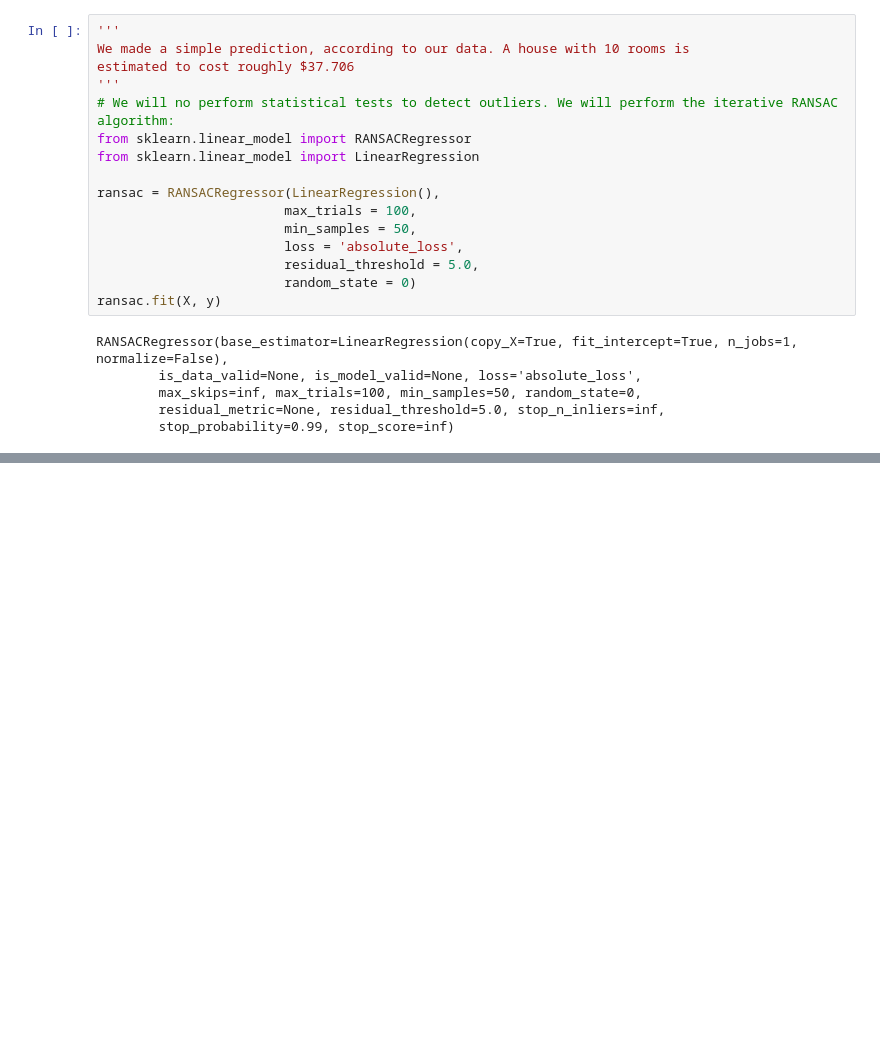
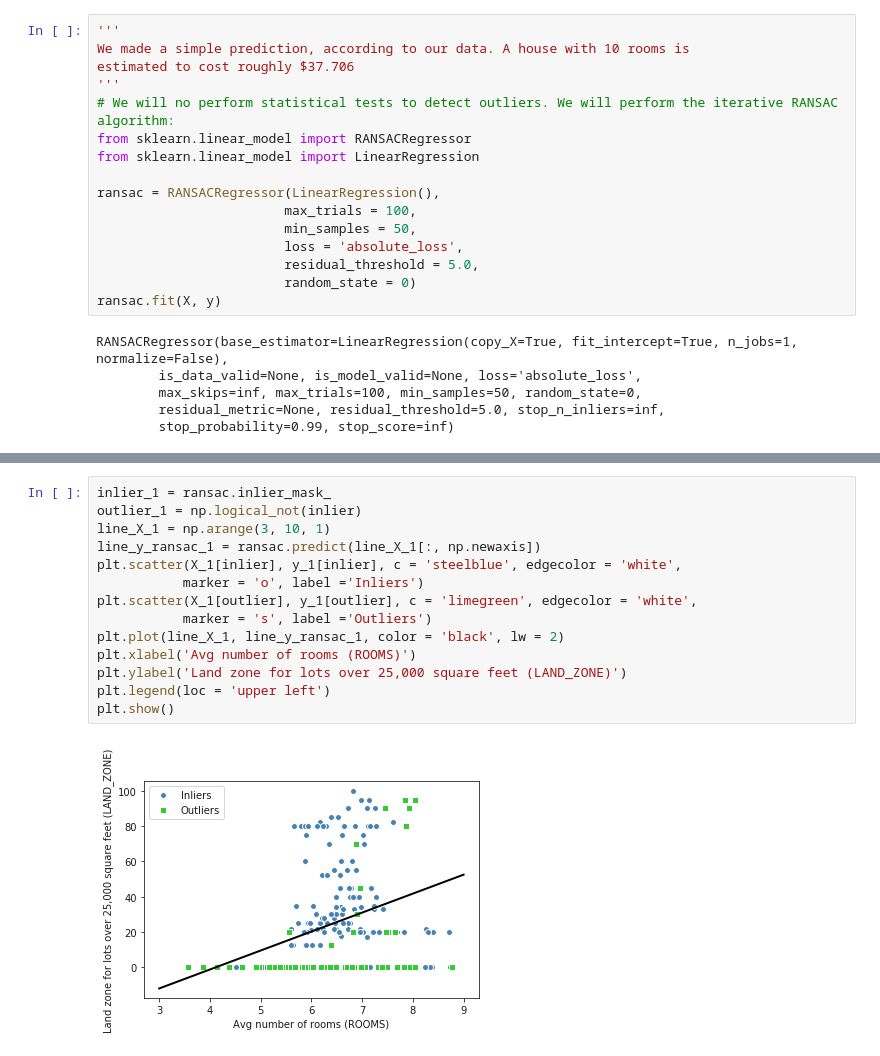
Before and after one commit to SedarOlmez94/coursework_2_LIDA, a Jupyter notebook: Linear regression.ipynb, the cells around one changed output, grey strips where cells are left out. Cells and saved outputs as stored; diff of their text form; blank space fills up the shorter version.

Commit message:
I also used ransac on the LAND_ZONE sub data

```diff
--- a/Linear regression.ipynb
+++ b/Linear regression.ipynb
@@ -280,3 +283,19 @@ plt.legend(loc = 'upper left')
 plt.show()
 # %% [output]
 [figure]
+# %%
+inlier_1 = ransac.inlier_mask_
+outlier_1 = np.logical_not(inlier)
+line_X_1 = np.arange(3, 10, 1)
+line_y_ransac_1 = ransac.predict(line_X_1[:, np.newaxis])
+plt.scatter(X_1[inlier], y_1[inlier], c = 'steelblue', edgecolor = 'white',
+           marker = 'o', label ='Inliers')
+plt.scatter(X_1[outlier], y_1[outlier], c = 'limegreen', edgecolor = 'white',
+           marker = 's', label ='Outliers')
+plt.plot(line_X_1, line_y_ransac_1, color = 'black', lw = 2)
+plt.xlabel('Avg number of rooms (ROOMS)')
+plt.ylabel('Land zone for lots over 25,000 square feet (LAND_ZONE)')
+plt.legend(loc = 'upper left')
+plt.show()
+# %% [output]
+[figure, added]
```
Also changed, not shown: parts of 1 cell of this notebook.
